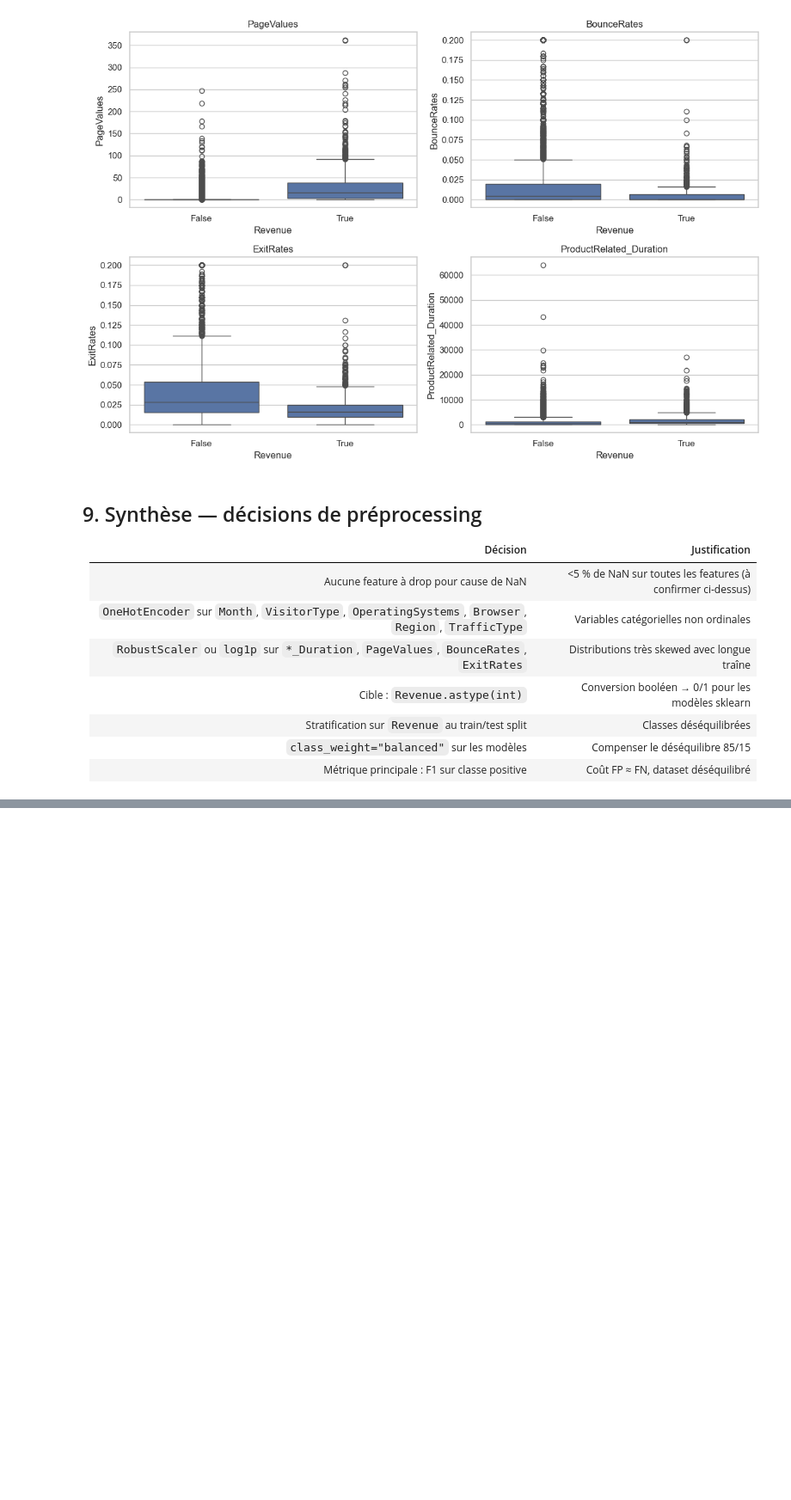
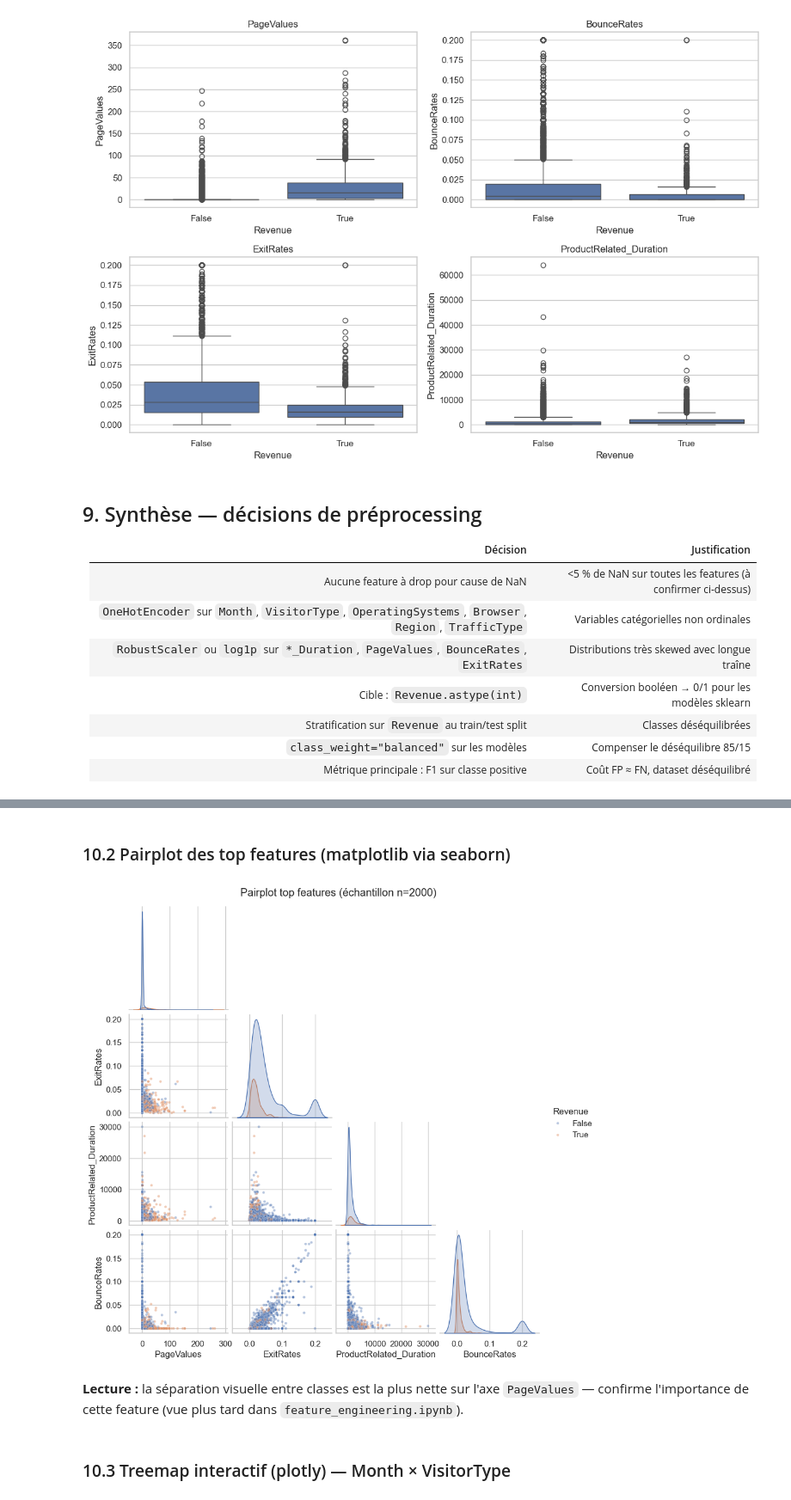
Before and after one commit to manechcarriou-lab/ml-poc-project, a Jupyter notebook: notebooks/data_exploration.ipynb, the cells around one changed output, grey strips where cells are left out. Shown at 86% size. Cells and saved outputs as stored; diff of their text form; code cells hidden in the pictures; blank space fills up the shorter version.

```diff
--- a/notebooks/data_exploration.ipynb
+++ b/notebooks/data_exploration.ipynb
@@ -280,0 +341,14 @@ plt.show()
+# %% [markdown]
+### 10.2 Pairplot des top features (matplotlib via seaborn)
+# %%
+top_features_for_pairplot = ["PageValues", "ExitRates", "ProductRelated_Duration", "BounceRates", "Revenue"]
+sample = df[top_features_for_pairplot].sample(n=2000, random_state=42)
+g = sns.pairplot(sample, hue="Revenue", plot_kws={"alpha": 0.4, "s": 12}, height=2.2, corner=True)
+g.fig.suptitle("Pairplot top features (échantillon n=2000)", y=1.02)
+plt.show()
+# %% [output]
+[figure, added]
+# %% [markdown]
+**Lecture :** la séparation visuelle entre classes est la plus nette sur l'axe `PageValues` — confirme l'importance de cette feature (vue plus tard dans `feature_engineering.ipynb`).
+# %% [markdown]
+### 10.3 Treemap interactif (plotly) — Month × VisitorType
```
Also changed, not shown: parts of 6 cells of this notebook, 3 other files.
